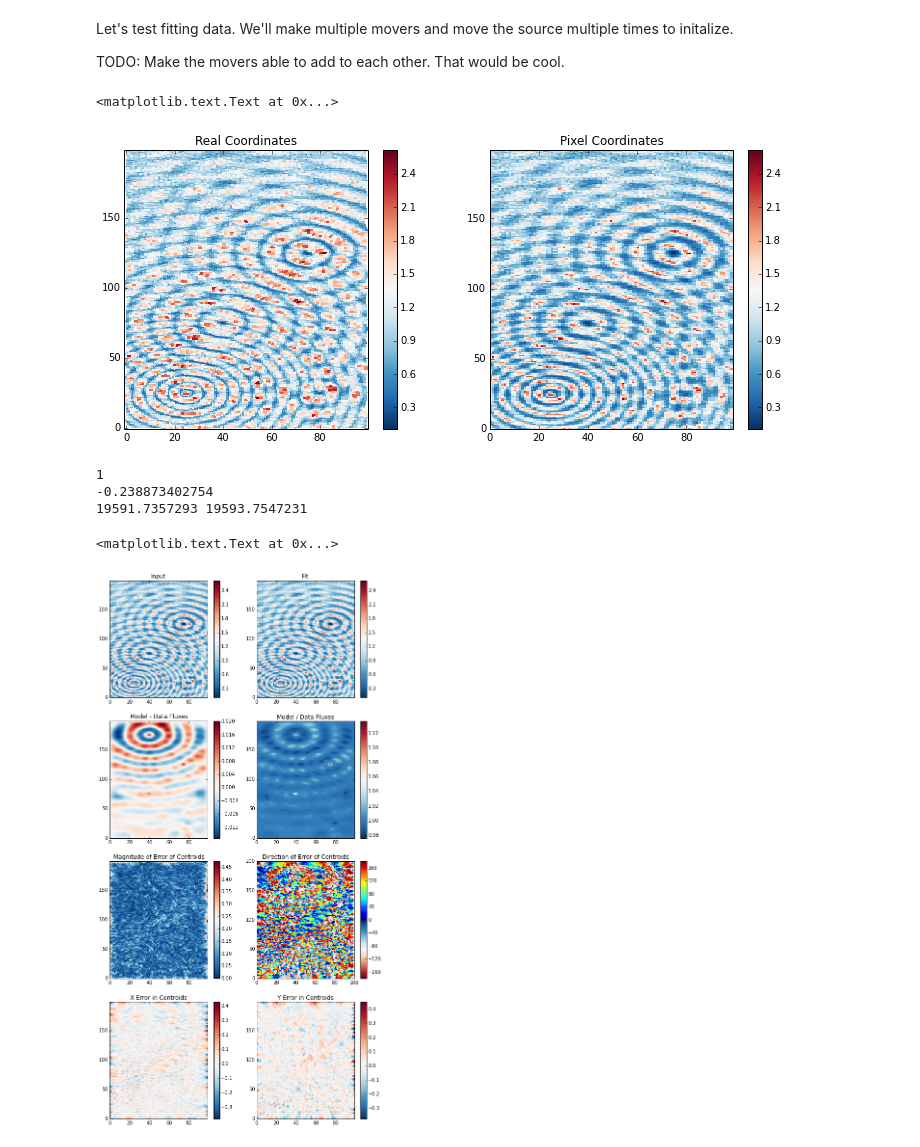
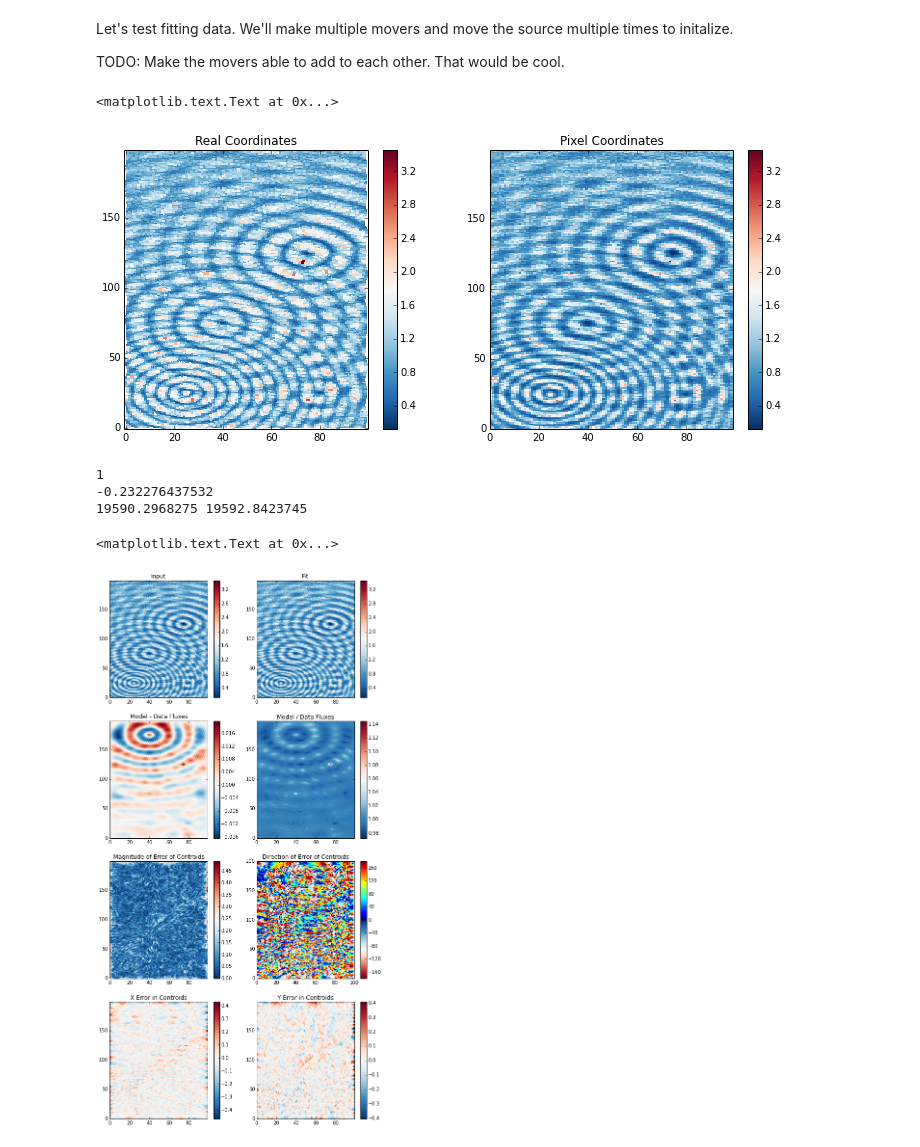
Before and after one commit to cpadavis/weak_sauce, a Jupyter notebook: notebooks/Examples.ipynb, the cells around one changed output. Cells and saved outputs as stored; diff of their text form; code cells hidden in the pictures.

```diff
--- a/notebooks/Examples.ipynb
+++ b/notebooks/Examples.ipynb
@@ -481,7 +488,7 @@ source_gen = Source(num_x=num_x_gen, num_y=2 * num_x_gen,
                     max_y=2 * num_x_gen - 2, min_y=0)
 
 
-mover_gen = UniformGaussianMover(mu_x=0, mu_y=0, sigma_xx=0.005, sigma_yy=0.01, sigma_xy=0.0)
+mover_gen = UniformGaussianMover(mu_x=0, mu_y=0, sigma_xx=0.005, sigma_yy=0.015, sigma_xy=0.0)
 mover_gen(source_gen)
 
 mover_gen = UniformDecayingSinusoidal(center=np.array([num_x_gen / 4., num_x_gen / 4.]),
@@ -502,34 +509,34 @@ mover_gen = UniformDecayingSinusoidal(center=np.array([num_x_gen * 2 / 5., num_x
                                       flux=1)
 mover_gen(source_gen)
 
 mover_gen = UniformDecayingSinusoidal(center=np.array([num_x_gen * 2 / 5., num_x_gen * 3 / 4.]),
                                       wavelength=10, decay_length=100,
                                       amplitude=0.75, phase=0.5,
                                       flux=1)
 mover_gen(source_gen)
 
 mover_gen = UniformDecayingSinusoidal(center=np.array([num_x_gen * 4 / 5., num_x_gen * 1 / 4.]),
                                       wavelength=10, decay_length=20,
                                       amplitude=1, phase=-0.5,
                                       flux=1)
 mover_gen(source_gen)
 
 fig, axs = plt.subplots(figsize=(12,5), ncols=2)
 ax = axs[0]
 source_gen.plot(source_gen.fluxes,
                 source_gen.vertices[:,:,0], source_gen.vertices[:,:,1],
                 pcolormesh_kwargs_in={'linewidths':0},
                 fig=fig, ax=ax)
 ax.set_title('Real Coordinates')
 ax = axs[1]
 source_gen.plot(source_gen.fluxes,
                 #source_gen.vertices[:,:,0], source_gen.vertices[:,:,1],
                 pcolormesh_kwargs_in={'linewidths':0},
                 fig=fig, ax=ax)
 ax.set_title('Pixel Coordinates')
 # %% [output]
 <matplotlib.text.Text at 0x...>
-[figure, old version]
+[figure, new version]
 # %%
 import matplotlib.pyplot as plt
 from weak_sauce.shifted_cmap import shiftedColorMap, wrappedColorMap, angleColorMap
@@ -547,6 +554,7 @@ fitter = FlatFitter(source_gen.fluxes, luminosity=1)
 for step_size in [1e-2, 1e-3, 1e-4]:
     lnlike_best = -10000
     lnlike_old = -10000
+    lnlike = -10000
     cutoff = 0
     for i in xrange(2200):
         if cutoff > 1:
@@ -678,9 +686,9 @@ fig, ax = source.plot(cent_diff[:,:,1], #source.vertices[:,:,0], source.vertices
 ax.set_title('Y Error in Centroids')
 # %% [output]
 1
--0.238873402754
-19591.7357293 19593.7547231
+-0.232276437532
+19590.2968275 19592.8423745
 <matplotlib.text.Text at 0x...>
-[figure, old version]
+[figure, new version]
 # %%
 # checker of vertices
```
Also changed, not shown: parts of 8 cells of this notebook, 5 other files.
